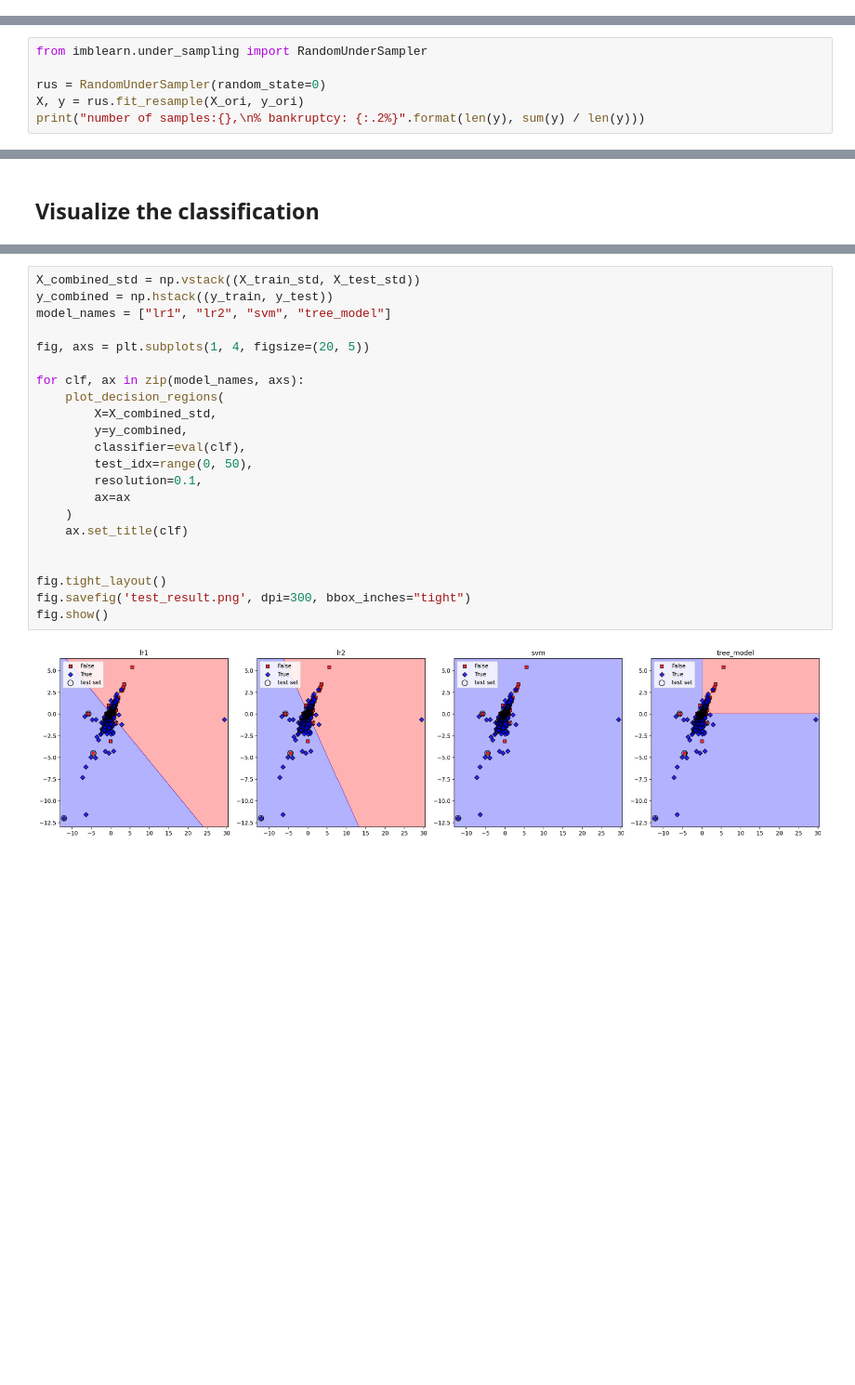
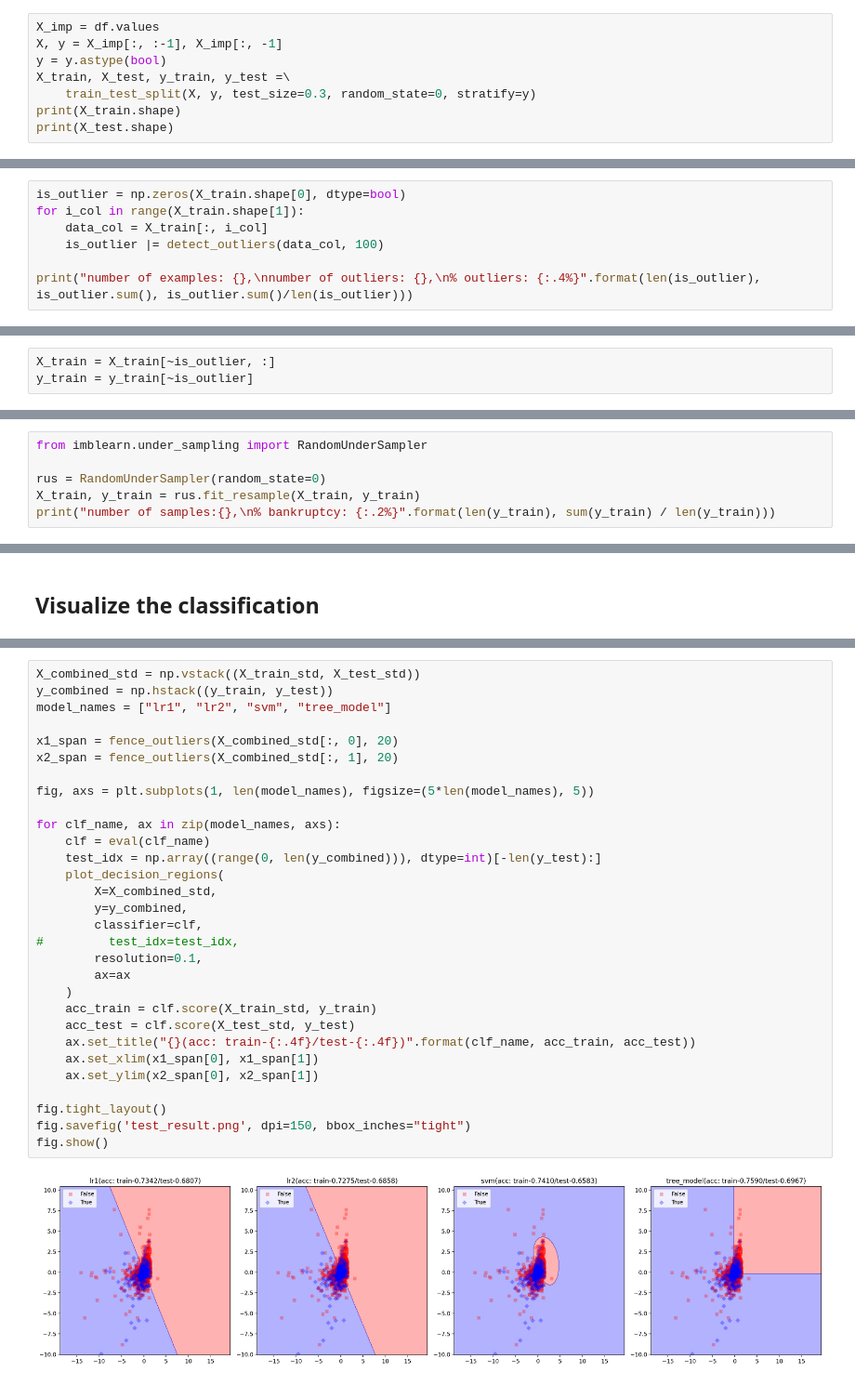
Before and after one commit to pf-sjtu/PHBS_MLF_2021, a Jupyter notebook: HW2/Classifiers.ipynb, the cells around one changed output, grey strips where cells are left out. Shown at 93% size. Cells and saved outputs as stored; diff of their text form; blank space fills up the shorter version.

```diff
--- a/HW2/Classifiers.ipynb
+++ b/HW2/Classifiers.ipynb
@@ -36,0 +37,8 @@ y_ori = y_ori.astype(bool)
+# %%
+X_imp = df.values
+X, y = X_imp[:, :-1], X_imp[:, -1]
+y = y.astype(bool)
+X_train, X_test, y_train, y_test =\
+    train_test_split(X, y, test_size=0.3, random_state=0, stratify=y)
+print(X_train.shape)
+print(X_test.shape)
@@ -44,0 +73,7 @@ number of samples:9792,
+# %%
+is_outlier = np.zeros(X_train.shape[0], dtype=bool)
+for i_col in range(X_train.shape[1]):
+    data_col = X_train[:, i_col]
+    is_outlier |= detect_outliers(data_col, 100)
+
+print("number of examples: {},\nnumber of outliers: {},\n% outliers: {:.4%}".format(len(is_outlier), is_outlier.sum(), is_outlier.sum()/len(is_outlier)))
@@ -45,9 +84,12 @@ number of samples:9792,
+# %%
+X_train = X_train[~is_outlier, :]
+y_train = y_train[~is_outlier]
 # %% [markdown]
 Let's try under-sampling
 # %%
 from imblearn.under_sampling import RandomUnderSampler
 
 rus = RandomUnderSampler(random_state=0)
-X, y = rus.fit_resample(X_ori, y_ori)
-print("number of samples:{},\n% bankruptcy: {:.2%}".format(len(y), sum(y) / len(y)))
+X_train, y_train = rus.fit_resample(X_train, y_train)
+print("number of samples:{},\n% bankruptcy: {:.2%}".format(len(y_train), sum(y_train) / len(y_train)))
 # %% [output]
@@ -372,24 +421,32 @@ def plot_decision_regions(X, y, classifier, test_idx=None, resolution=0.02, ax=N
 # %%
 X_combined_std = np.vstack((X_train_std, X_test_std))
 y_combined = np.hstack((y_train, y_test))
 model_names = ["lr1", "lr2", "svm", "tree_model"]
 
-fig, axs = plt.subplots(1, 4, figsize=(20, 5))
+x1_span = fence_outliers(X_combined_std[:, 0], 20)
+x2_span = fence_outliers(X_combined_std[:, 1], 20)
 
-for clf, ax in zip(model_names, axs):
+fig, axs = plt.subplots(1, len(model_names), figsize=(5*len(model_names), 5))
+
+for clf_name, ax in zip(model_names, axs):
+    clf = eval(clf_name)
+    test_idx = np.array((range(0, len(y_combined))), dtype=int)[-len(y_test):]
     plot_decision_regions(
         X=X_combined_std,
         y=y_combined,
-        classifier=eval(clf),
-        test_idx=range(0, 50),
+        classifier=clf,
+#         test_idx=test_idx,
         resolution=0.1,
         ax=ax
     )
-    ax.set_title(clf)
-
+    acc_train = clf.score(X_train_std, y_train)
+    acc_test = clf.score(X_test_std, y_test)
+    ax.set_title("{}(acc: train-{:.4f}/test-{:.4f})".format(clf_name, acc_train, acc_test))
+    ax.set_xlim(x1_span[0], x1_span[1])
+    ax.set_ylim(x2_span[0], x2_span[1])
 
 fig.tight_layout()
-fig.savefig('test_result.png', dpi=300, bbox_inches="tight")
+fig.savefig('test_result.png', dpi=150, bbox_inches="tight")
 fig.show()
 # %% [output]
-[figure, old version]
+[figure, new version]
```
Also changed, not shown: parts of 16 cells of this notebook, 1 other file.
